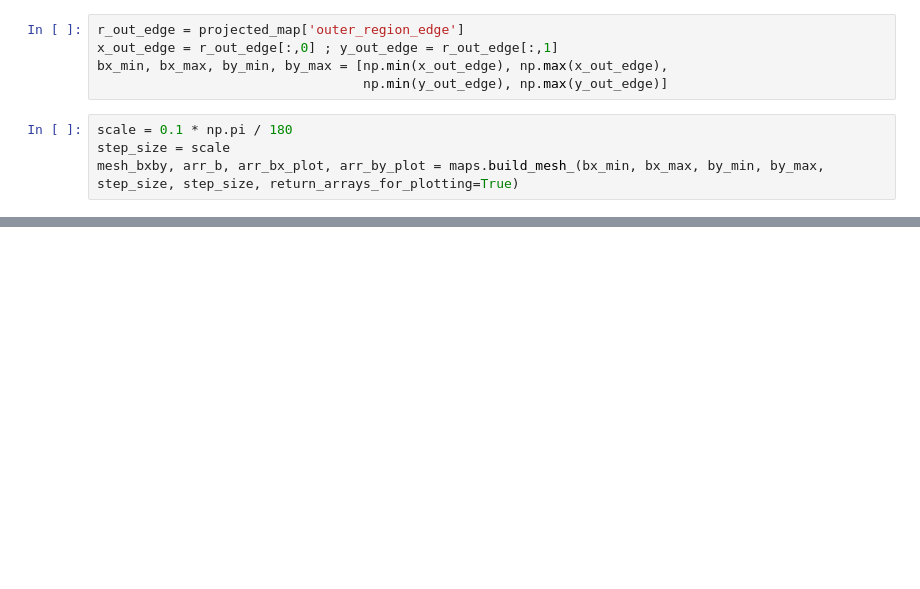
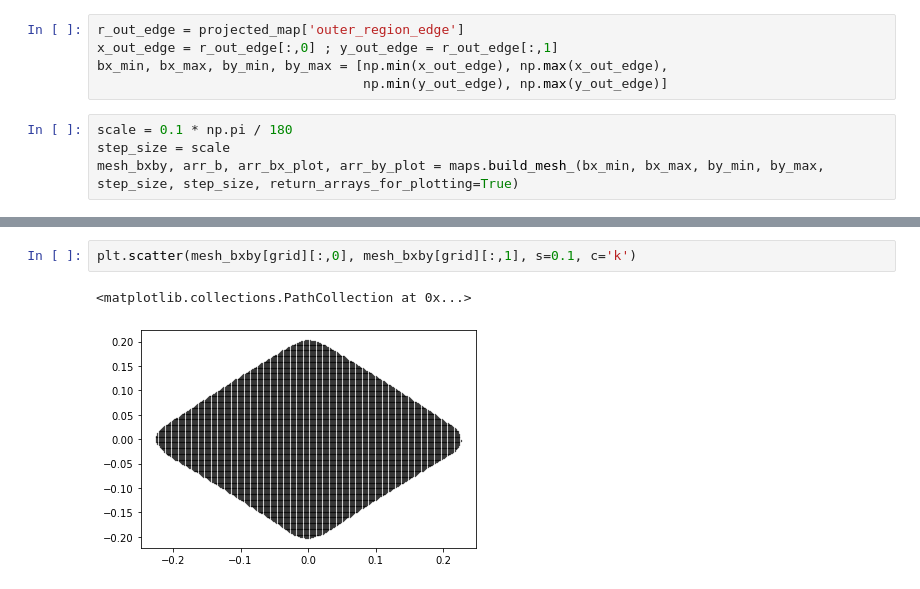
Before and after one commit to edwarddramirez/skysearch, a Jupyter notebook: wavelet_vs_density_bkgd.ipynb, the cells around one changed output, grey strips where cells are left out. Drawn from its saved outputs; the diff is of its cells as text; blank space fills up the shorter version.

```diff
--- a/wavelet_vs_density_bkgd.ipynb
+++ b/wavelet_vs_density_bkgd.ipynb
@@ -96,0 +97,5 @@ ax.axis('equal')
+# %%
+plt.scatter(mesh_bxby[grid][:,0], mesh_bxby[grid][:,1], s=0.1, c='k')
+# %% [output]
+<matplotlib.collections.PathCollection at 0x...>
+[figure, added]
```
Also changed, not shown: parts of 40 cells of this notebook.
